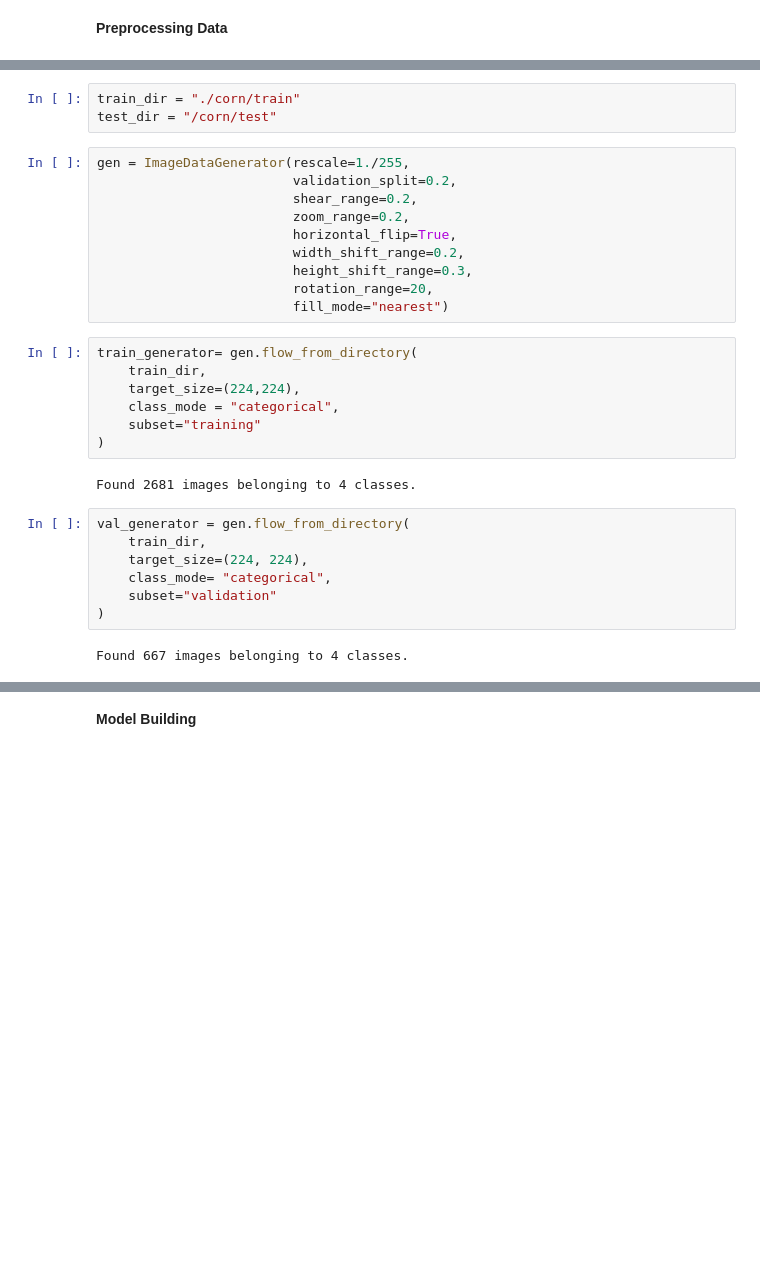
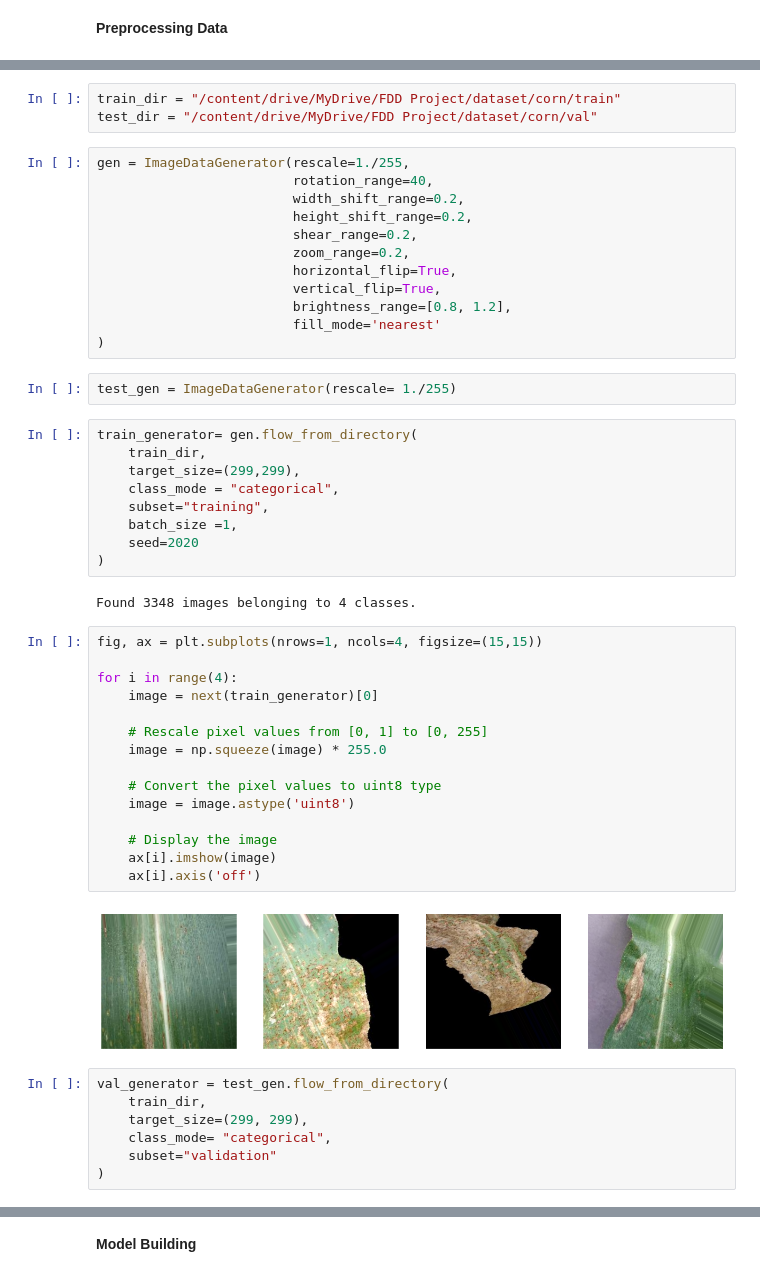
Before and after one commit to dev-tyta/MaizeFolioID, a Jupyter notebook: notebooks/FDD.ipynb, the cells around one changed output, grey strips where cells are left out. Drawn from its saved outputs; the diff is of its cells as text; blank space fills up the shorter version.

```diff
--- a/notebooks/FDD.ipynb
+++ b/notebooks/FDD.ipynb
@@ -38,32 +50,53 @@ from tensorflow.keras.preprocessing.image import ImageDataGenerator
 #                    )
-# %%
-train_dir = "./corn/train"
-test_dir = "/corn/test"
+# %%
+train_dir = "/content/drive/MyDrive/FDD Project/dataset/corn/train"
+test_dir = "/content/drive/MyDrive/FDD Project/dataset/corn/val"
 # %%
 gen = ImageDataGenerator(rescale=1./255,
-                         validation_split=0.2,
+                         rotation_range=40,
+                         width_shift_range=0.2,
+                         height_shift_range=0.2,
                          shear_range=0.2,
                          zoom_range=0.2,
                          horizontal_flip=True,
-                         width_shift_range=0.2,
-                         height_shift_range=0.3,
-                         rotation_range=20,
-                         fill_mode="nearest")
+                         vertical_flip=True,
+                         brightness_range=[0.8, 1.2],
+                         fill_mode='nearest'
+)
+# %%
+test_gen = ImageDataGenerator(rescale= 1./255)
 # %%
 train_generator= gen.flow_from_directory(
     train_dir,
-    target_size=(224,224),
+    target_size=(299,299),
     class_mode = "categorical",
-    subset="training"
+    subset="training",
+    batch_size =1,
+    seed=2020
 )
 # %% [output]
-Found 2681 images belonging to 4 classes.
+Found 3348 images belonging to 4 classes.
+# %%
+fig, ax = plt.subplots(nrows=1, ncols=4, figsize=(15,15))
+
+for i in range(4):
+    image = next(train_generator)[0]
+
+    # Rescale pixel values from [0, 1] to [0, 255]
+    image = np.squeeze(image) * 255.0
+
+    # Convert the pixel values to uint8 type
+    image = image.astype('uint8')
+
+    # Display the image
+    ax[i].imshow(image)
+    ax[i].axis('off')
+# %% [output]
+[figure, added]
 # %%
-val_generator = gen.flow_from_directory(
+val_generator = test_gen.flow_from_directory(
     train_dir,
-    target_size=(224, 224),
+    target_size=(299, 299),
     class_mode= "categorical",
     subset="validation"
 )
-# %% [output]
-Found 667 images belonging to 4 classes.
```
Also changed, not shown: parts of 29 cells of this notebook, 2 other files.
